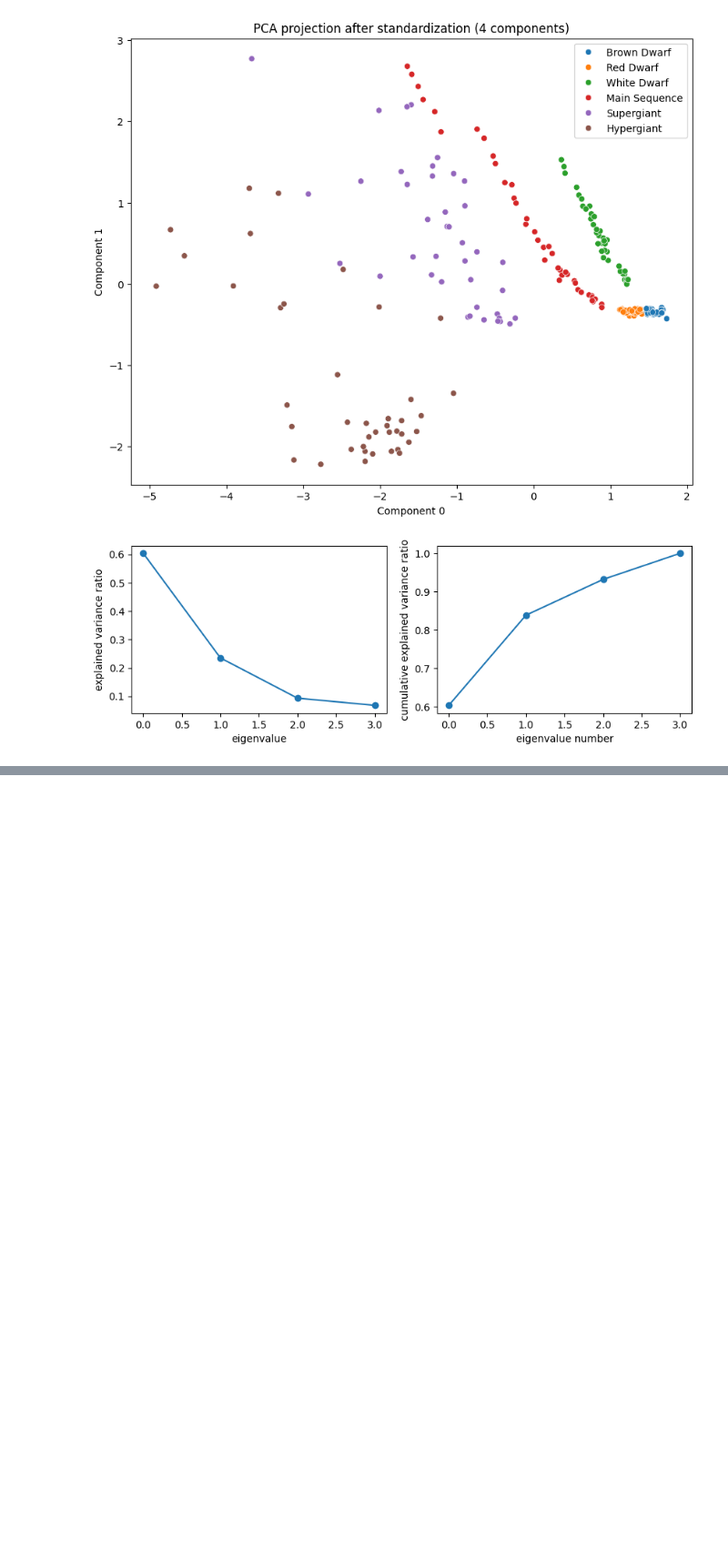
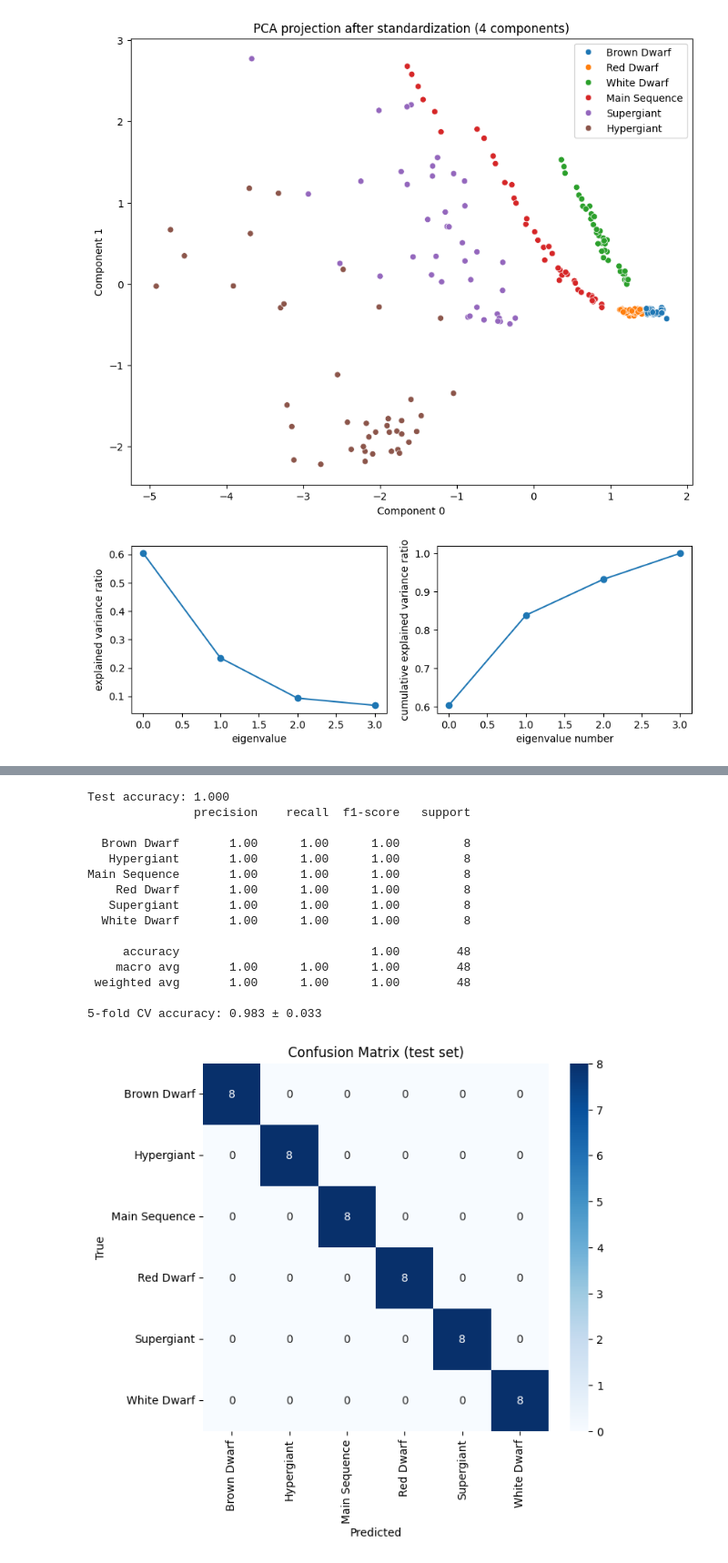
Before and after one commit to anna-tresoldi/astrostatistics_bicocca_2026, a Jupyter notebook: working/L15_HR.ipynb, the cells around one changed output, grey strips where cells are left out. Shown at 91% size. Saved outputs shown, nothing was run; the diff lists cells and outputs as text; code cells hidden in the pictures; blank space fills up the shorter version.

```diff
--- a/working/L15_HR.ipynb
+++ b/working/L15_HR.ipynb
@@ -189,0 +206,51 @@ plt.show()
+# %%
+from sklearn.model_selection import train_test_split, cross_val_score
+from sklearn.ensemble import RandomForestClassifier
+from sklearn.metrics import accuracy_score, classification_report, confusion_matrix
+
+# features and labels
+X_cls = df_stars[['Temperature (K)', 'Luminosity(L/Lo)', 'Radius(R/Ro)', 'Absolute magnitude(Mv)']].values
+y_cls = df_stars['Star type'].values
+
+# train/test split (stratify to preserve class balance)
+X_train, X_test, y_train, y_test = train_test_split(X_cls, y_cls, test_size=0.2, random_state=42, stratify=y_cls)
+
+# classifier
+clf = RandomForestClassifier(n_estimators=200, random_state=42, n_jobs=-1)
+clf.fit(X_train, y_train)
+
+# evaluate on test set
+y_pred = clf.predict(X_test)
+acc = accuracy_score(y_test, y_pred)
+print(f"Test accuracy: {acc:.3f}")
+print(classification_report(y_test, y_pred, target_names=le.classes_))
+
+# cross-validation score (to check for overfitting)
+cv_scores = cross_val_score(clf, X_cls, y_cls, cv=5, scoring='accuracy', n_jobs=-1)
+print(f"5-fold CV accuracy: {cv_scores.mean():.3f} ± {cv_scores.std():.3f}")
+
+# confusion matrix plot
+cm = confusion_matrix(y_test, y_pred)
+fig = plt.figure(figsize=(7,6))
+sns.heatmap(cm, annot=True, fmt='d', cmap='Blues', xticklabels=le.classes_, yticklabels=le.classes_)
+plt.xlabel('Predicted')
+plt.ylabel('True')
+plt.title('Confusion Matrix (test set)')
+plt.show()
+# %% [output]
+Test accuracy: 1.000
+               precision    recall  f1-score   support
+
+  Brown Dwarf       1.00      1.00      1.00         8
+   Hypergiant       1.00      1.00      1.00         8
+Main Sequence       1.00      1.00      1.00         8
+    Red Dwarf       1.00      1.00      1.00         8
+   Supergiant       1.00      1.00      1.00         8
+  White Dwarf       1.00      1.00      1.00         8
+
+     accuracy                           1.00        48
+    macro avg       1.00      1.00      1.00        48
+ weighted avg       1.00      1.00      1.00        48
+
+5-fold CV accuracy: 0.983 ± 0.033
+[figure, added]
```
Also changed, not shown: parts of 2 cells of this notebook, 1 other file.
